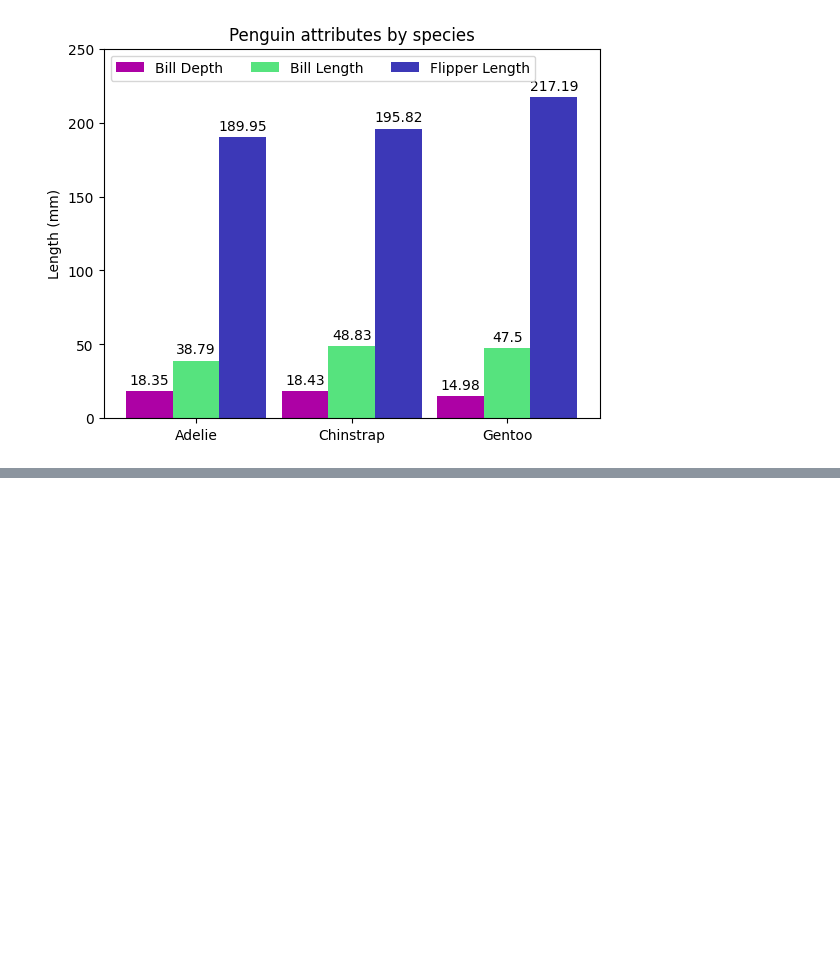
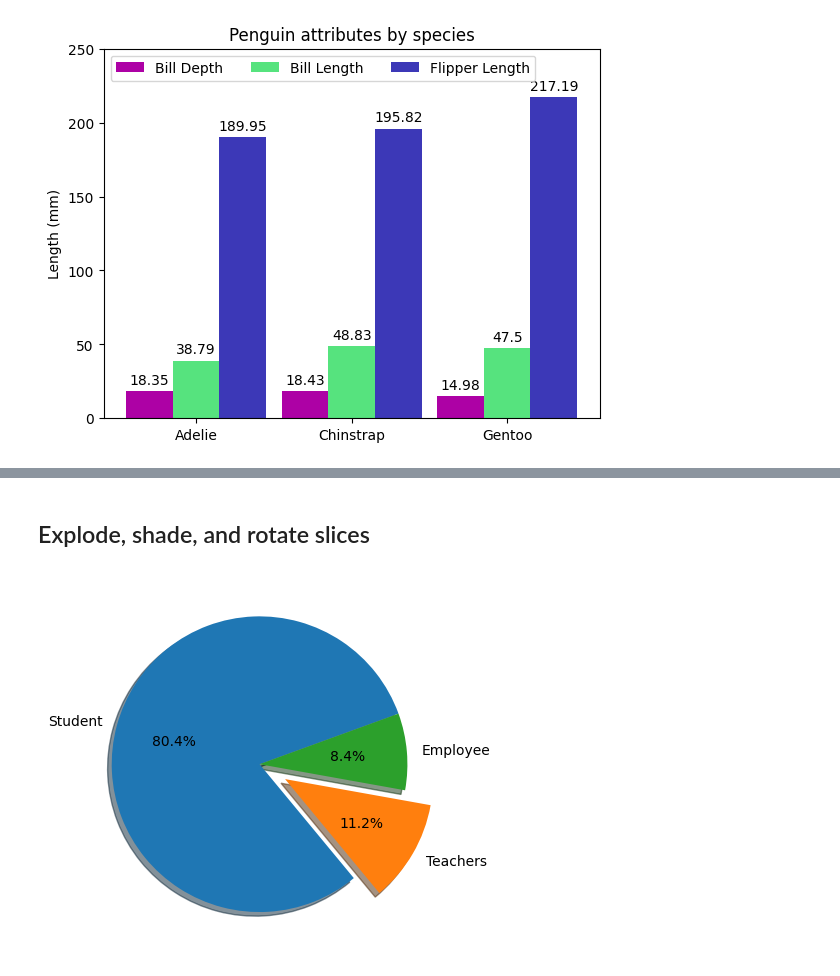
Before and after one commit to abhisunny2610/Data-Science, a Jupyter notebook: Visualization/PW SKILLS/Matplotlib Charts.ipynb, the cells around one changed output, grey strips where cells are left out. Cells and saved outputs as stored; diff of their text form; code cells hidden in the pictures; blank space fills up the shorter version.

```diff
--- a/Visualization/PW SKILLS/Matplotlib Charts.ipynb
+++ b/Visualization/PW SKILLS/Matplotlib Charts.ipynb
@@ -136,0 +163,10 @@ plt.show()
+# %% [markdown]
+## Explode, shade, and rotate slices
+# %%
+explode = (0,0.2, 0)
+
+fig, ax = plt.subplots()
+ax.pie(sizes, labels=labels, explode=explode, autopct='%1.1f%%', startangle=20, shadow=True)
+plt.show()
+# %% [output]
+[figure, added]
```
Also changed, not shown: parts of 5 cells of this notebook.
